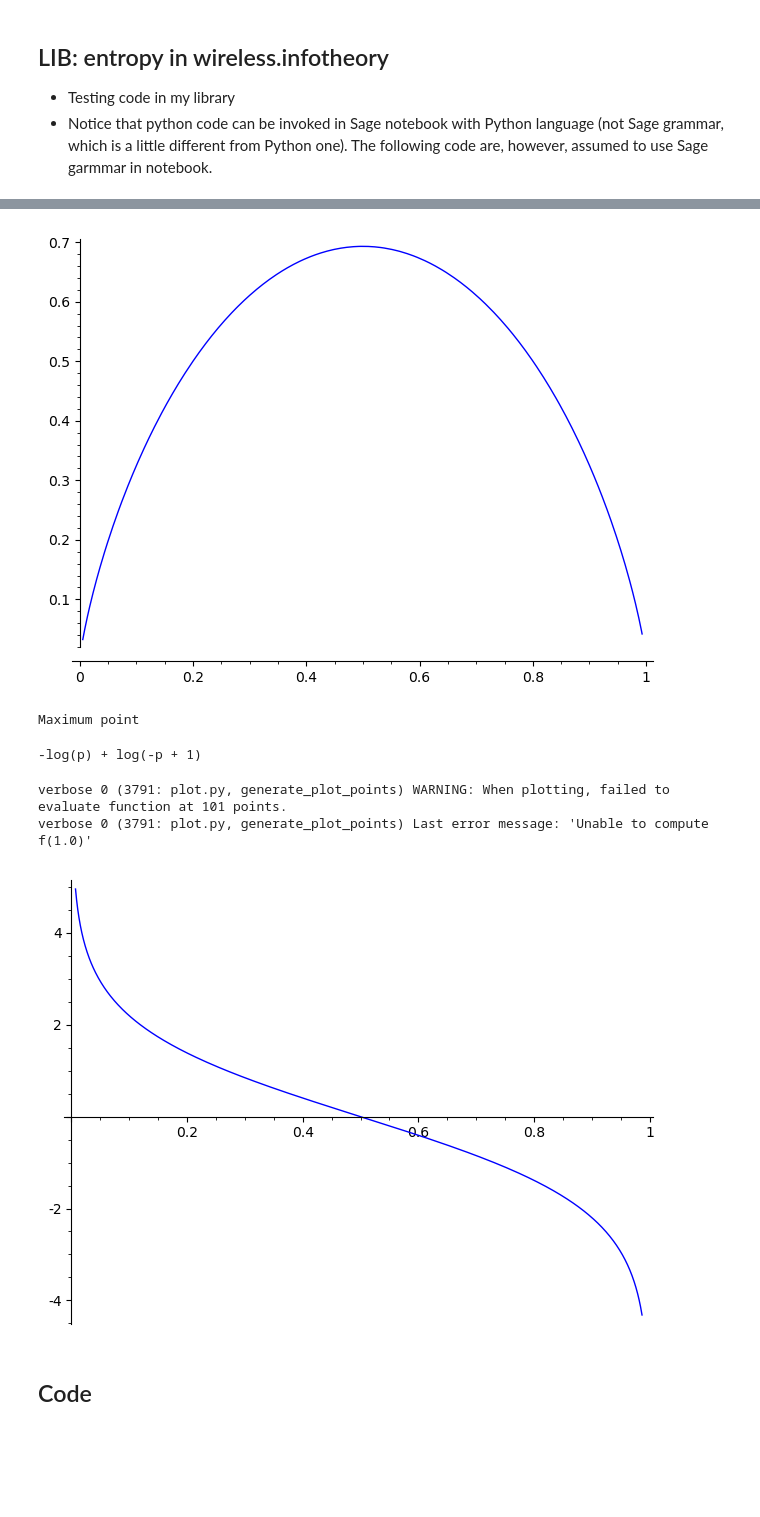
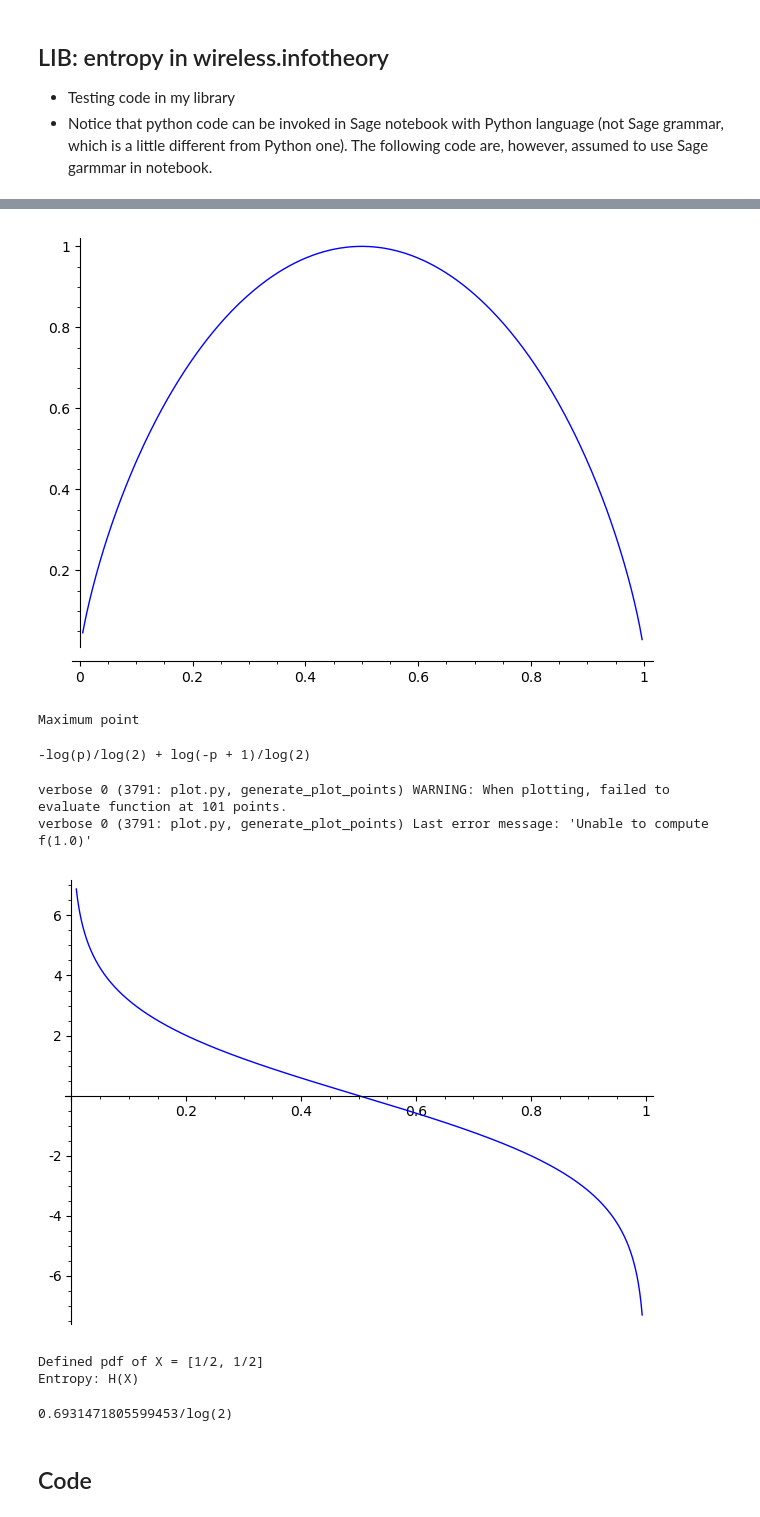
Before and after one commit to jskDr/jamespy_py3, a Jupyter notebook: wireless/infotheory_note/Sage_info-theory.ipynb, the cells around one changed output, grey strips where cells are left out. Saved outputs shown, nothing was run; the diff lists cells and outputs as text; code cells hidden in the pictures; blank space fills up the shorter version.

```diff
--- a/wireless/infotheory_note/Sage_info-theory.ipynb
+++ b/wireless/infotheory_note/Sage_info-theory.ipynb
@@ -8,5 +8,6 @@
 from wireless.infotheory import entropy
 entropy.test_010()
 entropy.test_020()
+entropy.test_030()
 # %% [output]
 Not defined X
@@ -17,9 +18,12 @@ Plot Entropy
-[figure, old version]
+[figure, new version]
 Maximum point
--log(p) + log(-p + 1)
+-log(p)/log(2) + log(-p + 1)/log(2)
 verbose 0 (3791: plot.py, generate_plot_points) WARNING: When plotting, failed to evaluate function at 101 points.
 verbose 0 (3791: plot.py, generate_plot_points) Last error message: 'Unable to compute f(1.0)'
-[figure, old version]
+[figure, new version]
+Defined pdf of X = [1/2, 1/2]
+Entropy: H(X)
+0.6931471805599453/log(2)
 # %% [markdown]
 ## Code
 # %%
```
Also changed, not shown: parts of 2 cells of this notebook, 1 other file.
